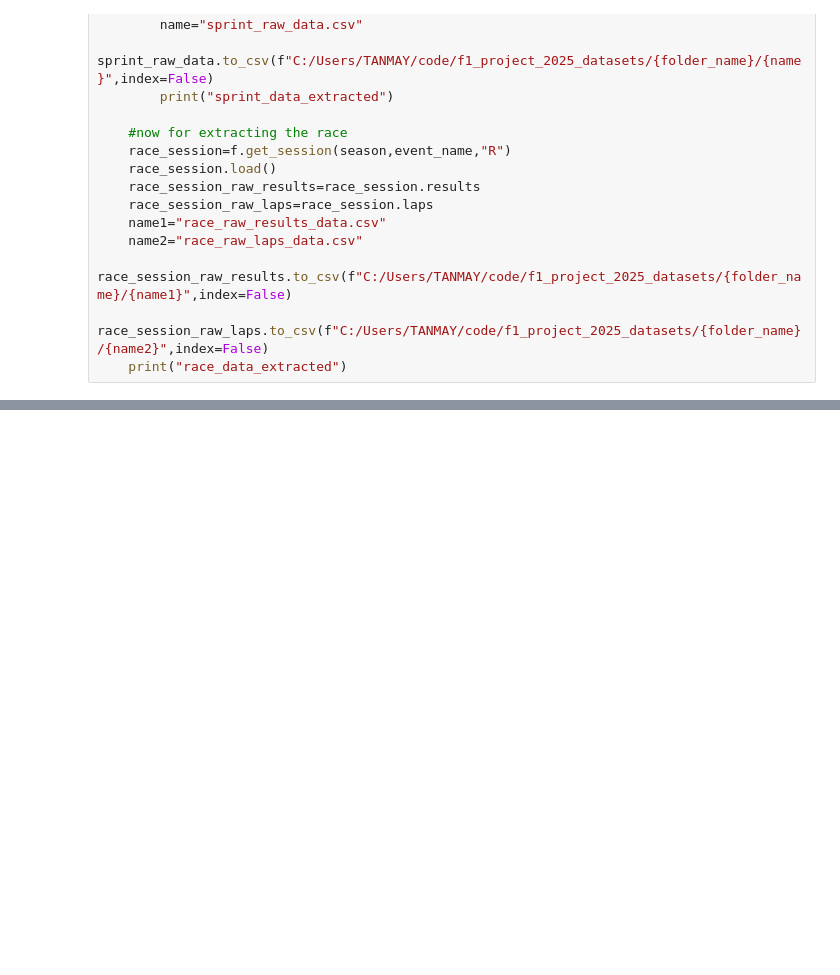
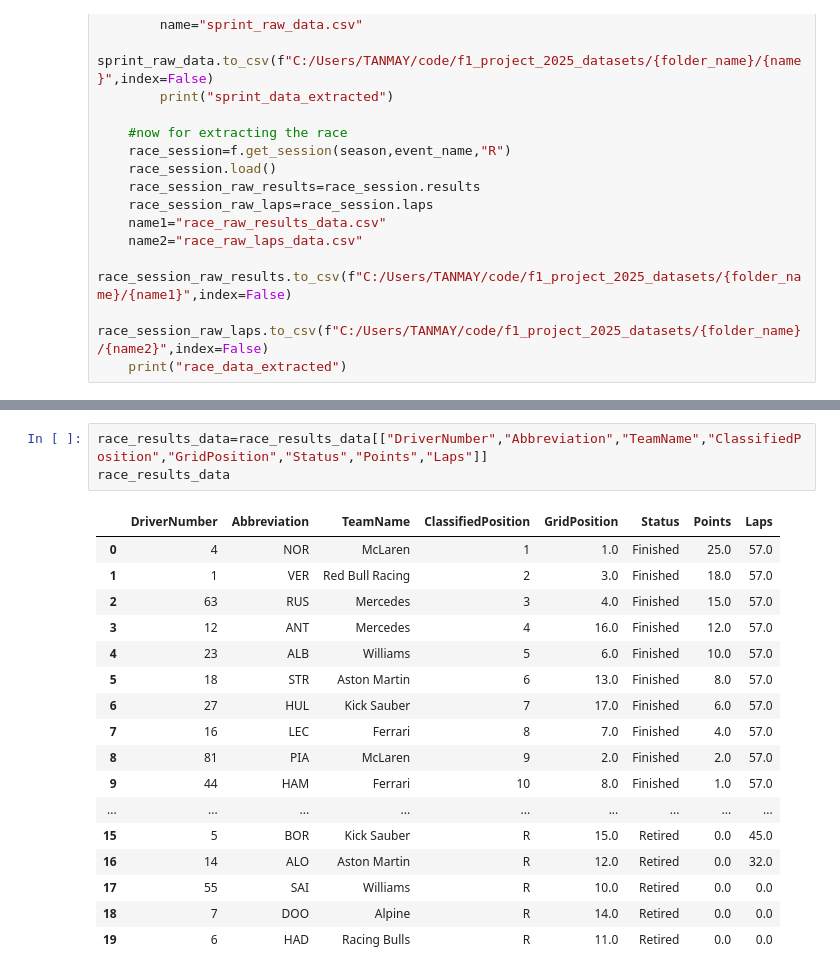
Before and after one commit to TANMAY-0306/f1_analysis_project, a Jupyter notebook: F1_project.ipynb, the cells around one changed output, grey strips where cells are left out. Cells and saved outputs as stored; diff of their text form; blank space fills up the shorter version.

```diff
--- a/F1_project.ipynb
+++ b/F1_project.ipynb
@@ -246,0 +627,21 @@ DataNotLoadedError: The data you are trying to access has not been loaded yet. S
+# %%
+race_results_data=race_results_data[["DriverNumber","Abbreviation","TeamName","ClassifiedPosition","GridPosition","Status","Points","Laps"]]
+race_results_data
+# %% [output]
+|  | DriverNumber | Abbreviation | TeamName | ClassifiedPosition | GridPosition | Status | Points | Laps |
+| 0 | 4 | NOR | McLaren | 1 | 1.0 | Finished | 25.0 | 57.0 |
+| 1 | 1 | VER | Red Bull Racing | 2 | 3.0 | Finished | 18.0 | 57.0 |
+| 2 | 63 | RUS | Mercedes | 3 | 4.0 | Finished | 15.0 | 57.0 |
+| 3 | 12 | ANT | Mercedes | 4 | 16.0 | Finished | 12.0 | 57.0 |
+| 4 | 23 | ALB | Williams | 5 | 6.0 | Finished | 10.0 | 57.0 |
+| 5 | 18 | STR | Aston Martin | 6 | 13.0 | Finished | 8.0 | 57.0 |
+| 6 | 27 | HUL | Kick Sauber | 7 | 17.0 | Finished | 6.0 | 57.0 |
+| 7 | 16 | LEC | Ferrari | 8 | 7.0 | Finished | 4.0 | 57.0 |
+| 8 | 81 | PIA | McLaren | 9 | 2.0 | Finished | 2.0 | 57.0 |
+| 9 | 44 | HAM | Ferrari | 10 | 8.0 | Finished | 1.0 | 57.0 |
+| ... | ... | ... | ... | ... | ... | ... | ... | ... |
+| 15 | 5 | BOR | Kick Sauber | R | 15.0 | Retired | 0.0 | 45.0 |
+| 16 | 14 | ALO | Aston Martin | R | 12.0 | Retired | 0.0 | 32.0 |
+| 17 | 55 | SAI | Williams | R | 10.0 | Retired | 0.0 | 0.0 |
+| 18 | 7 | DOO | Alpine | R | 14.0 | Retired | 0.0 | 0.0 |
+| 19 | 6 | HAD | Racing Bulls | R | 11.0 | Retired | 0.0 | 0.0 |
```
Also changed, not shown: parts of 47 cells of this notebook.
